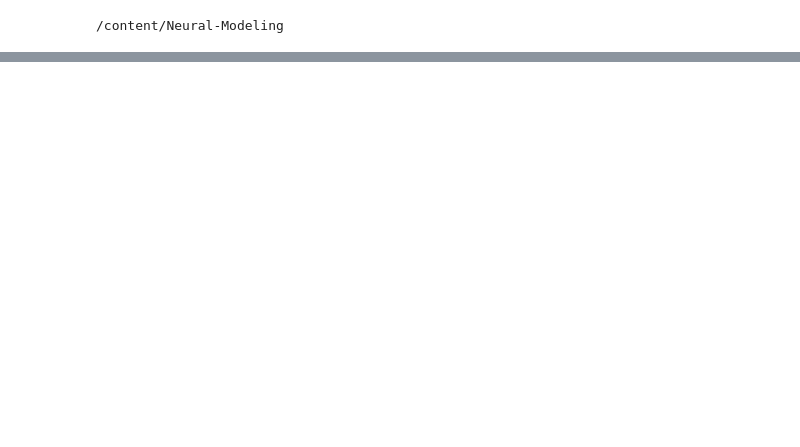
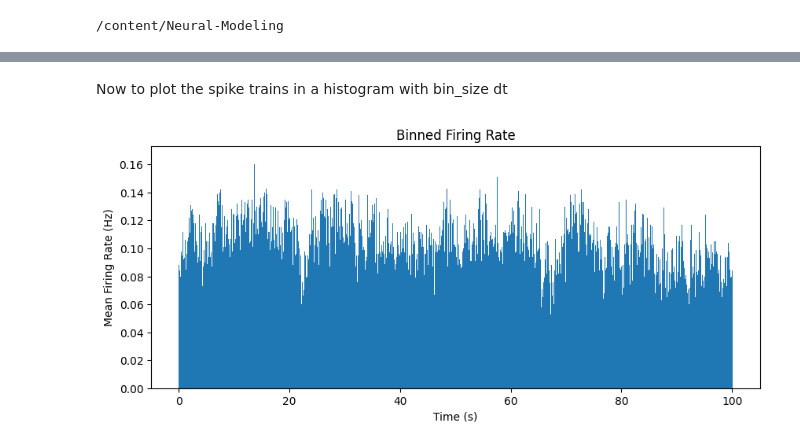
Before and after one commit to davidfague/Neural-Modeling, a Jupyter notebook: Input_Generation.ipynb, the cells around one changed output, grey strips where cells are left out. Saved outputs shown, nothing was run; the diff lists cells and outputs as text; code cells hidden in the pictures; blank space fills up the shorter version.

```diff
--- a/Input_Generation.ipynb
+++ b/Input_Generation.ipynb
@@ -443,0 +575,20 @@ spikegen.
+# %%
+# sample lots of spike trains
+spike_trains=[]
+num_spike_trains=10000
+for i in range(num_spike_trains):
+  spikes = spikegen.generate_spikes_from_profile(fr_profile, mean_fr, random_state)
+  spikes = spikes*dt # convert from timestamps to ms
+  spike_trains.append(spikes)
+# %%
+number_to_plot = 100  # Replace this with the number of cells you want to plot
+
+for i, spikes in enumerate(spike_trains):
+    if i >= number_to_plot:  # Stop plotting after the first x cells
+        break
+    plt.scatter(spikes, [i for spike in spikes], marker='|')
+
+plt.xlabel("Time (ms)")
+plt.ylabel("Neuron")
+plt.title("Spike Raster")
+plt.show()
@@ -443,0 +597,27 @@ spikegen.
+# %% [markdown]
+Now to plot the spike trains in a histogram with bin_size dt
+# %%
+# Parameters for binning
+bin_size = dt  # in seconds
+num_bins = int(np.ceil(tstop / bin_size))
+
+# Initialize an array to store binned spike counts
+binned_spikes = np.zeros((num_spike_trains, num_bins))
+
+# Bin the spikes
+for i, spikes in enumerate(spike_trains):
+    spike_counts, _ = np.histogram(spikes, bins=np.linspace(0, tstop, num_bins + 1))
+    binned_spikes[i, :] = spike_counts
+
+# Compute the mean firing rate across neurons
+mean_firing_rate = np.mean(binned_spikes, axis=0) / bin_size
+
+# Plot the binned firing rate
+plt.figure(figsize=(10, 4))
+plt.bar(np.linspace(0, tstop, num_bins), mean_firing_rate, width=bin_size, align='edge')
+plt.xlabel("Time (s)")
+plt.ylabel("Mean Firing Rate (Hz)")
+plt.title("Binned Firing Rate")
+plt.show()
+# %% [output]
+[figure, added]
```
Also changed, not shown: parts of 33 cells of this notebook.
